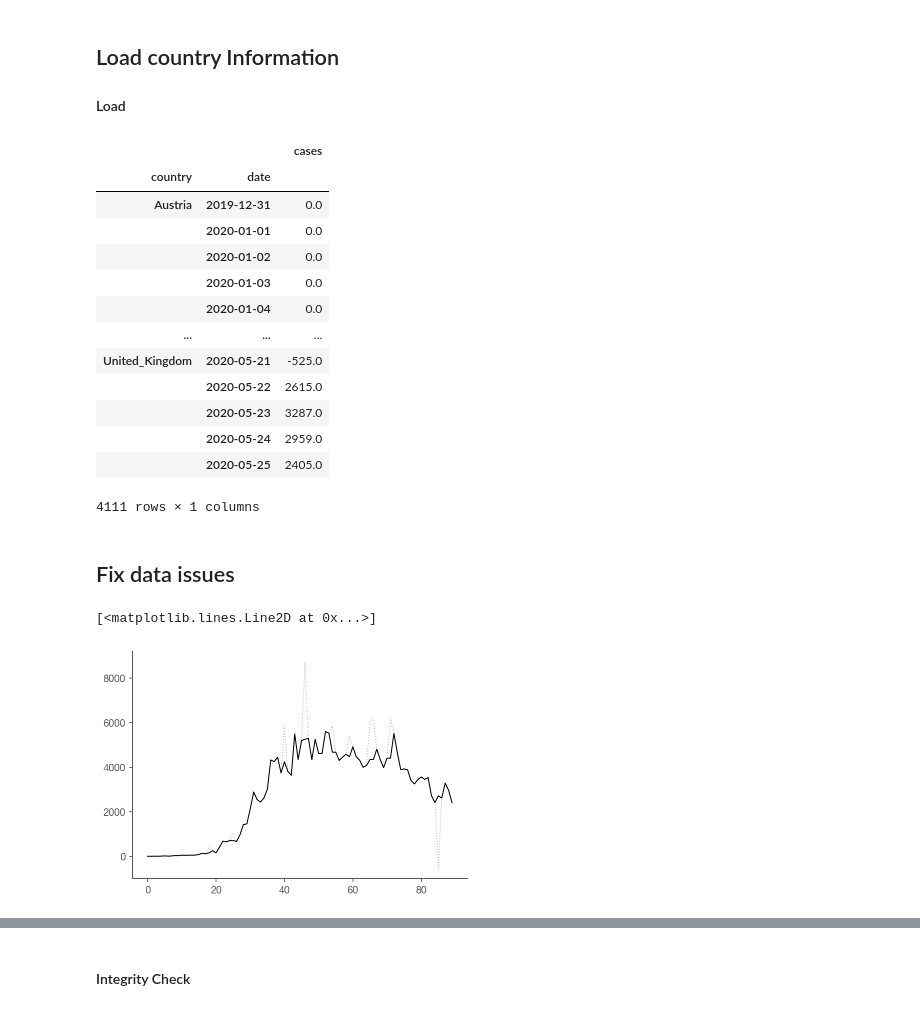
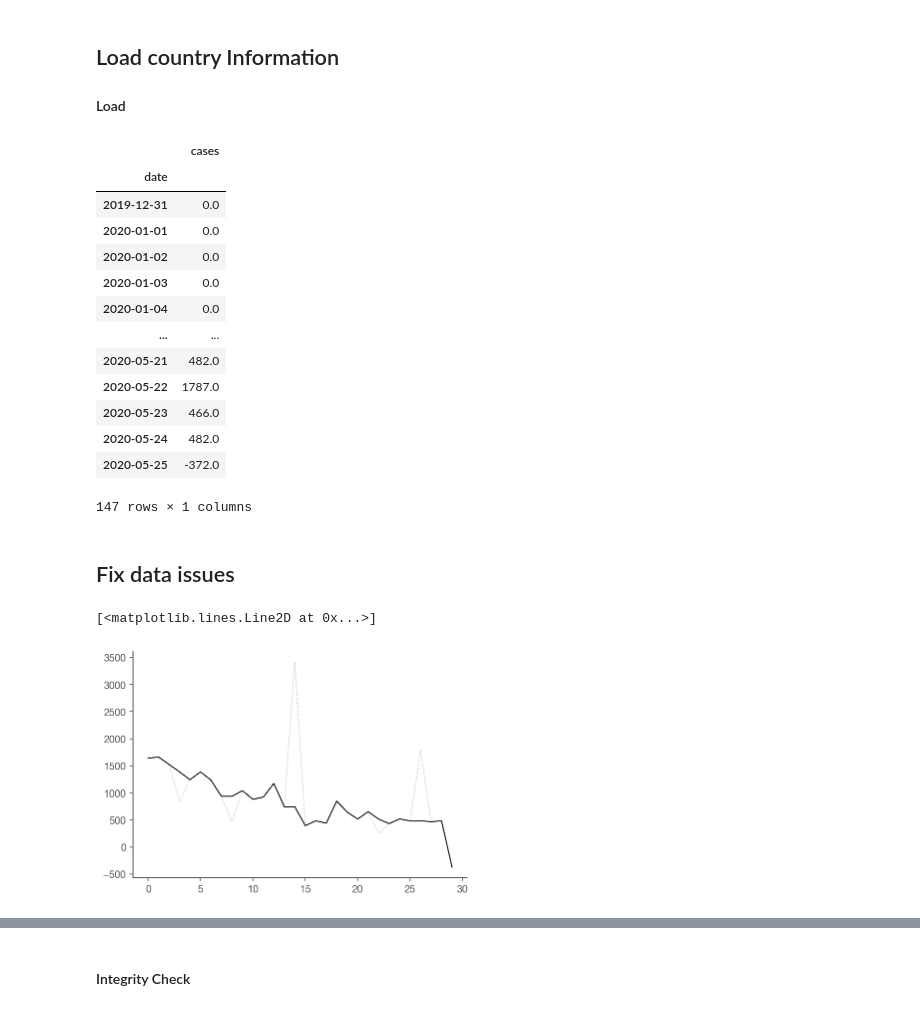
Before and after one commit to maciekrt/covid-19, a Jupyter notebook: Realtime Rt mcmc.ipynb, the cells around one changed output, grey strips where cells are left out. Saved outputs shown, nothing was run; the diff lists cells and outputs as text; code cells hidden in the pictures.

Commit message:
May 26 data

```diff
--- a/Realtime Rt mcmc.ipynb
+++ b/Realtime Rt mcmc.ipynb
@@ -66,22 +66,22 @@ def prepareCountry(country, data):
 
 countries = pd.concat([prepareCountry(country,data) for country, data in countries.groupby('country')])
 # %%
-countries
+countries.loc['Spain']
 # %% [output]
-|  |  | cases |
-| country | date |  |
-| Austria | 2019-12-31 | 0.0 |
-|  | 2020-01-01 | 0.0 |
-|  | 2020-01-02 | 0.0 |
-|  | 2020-01-03 | 0.0 |
-|  | 2020-01-04 | 0.0 |
-| ... | ... | ... |
-| United_Kingdom | 2020-05-21 | -525.0 |
-|  | 2020-05-22 | 2615.0 |
-|  | 2020-05-23 | 3287.0 |
-|  | 2020-05-24 | 2959.0 |
-|  | 2020-05-25 | 2405.0 |
+|  | cases |
+| date |  |
+| 2019-12-31 | 0.0 |
+| 2020-01-01 | 0.0 |
+| 2020-01-02 | 0.0 |
+| 2020-01-03 | 0.0 |
+| 2020-01-04 | 0.0 |
+| ... | ... |
+| 2020-05-21 | 482.0 |
+| 2020-05-22 | 1787.0 |
+| 2020-05-23 | 466.0 |
+| 2020-05-24 | 482.0 |
+| 2020-05-25 | -372.0 |
-4111 rows × 1 columns
+147 rows × 1 columns
 # %% [markdown]
 ## Fix data issues
 # %%
@@ -118,16 +118,16 @@ def hampel_filter_pandas(input_series, window_size, n_sigmas=3.0):
 
     return new_series, indices
 # %%
-country = "United_Kingdom"
+country = "Spain"
 rawData = countries.loc[country]['cases']
 
 filteredData, _ = hampel_filter_pandas(rawData, 3, 2.0)
 fig, ax = plt.subplots()
-ax.plot(rawData[-90:].to_numpy(),alpha=0.25,c='k', linestyle=':', lw=1)
-ax.plot(filteredData[-90:].to_numpy(), c='k', lw=1)
+ax.plot(rawData[-30:].to_numpy(),alpha=0.25,c='k', linestyle=':', lw=1)
+ax.plot(filteredData[-30:].to_numpy(), c='k', lw=1)
 # %% [output]
 [<matplotlib.lines.Line2D at 0x...>]
-[figure, old version]
+[figure, new version]
 # %%
 def transform_cases(case_series):
     filtered, _ = hampel_filter_pandas(case_series, 3, 2.0)
```
Also changed, not shown: parts of 12 cells of this notebook, 4 other files.
